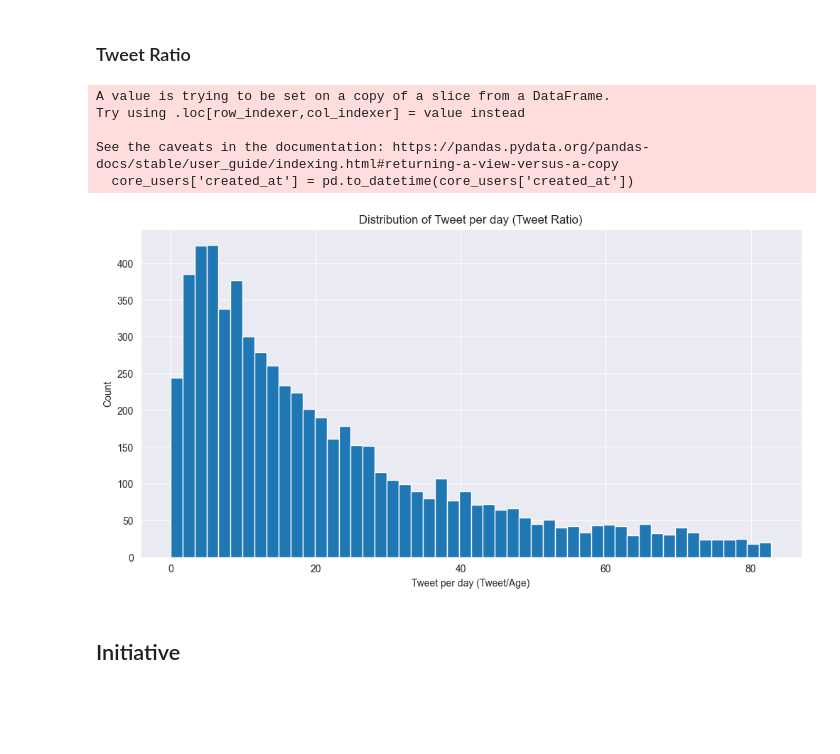
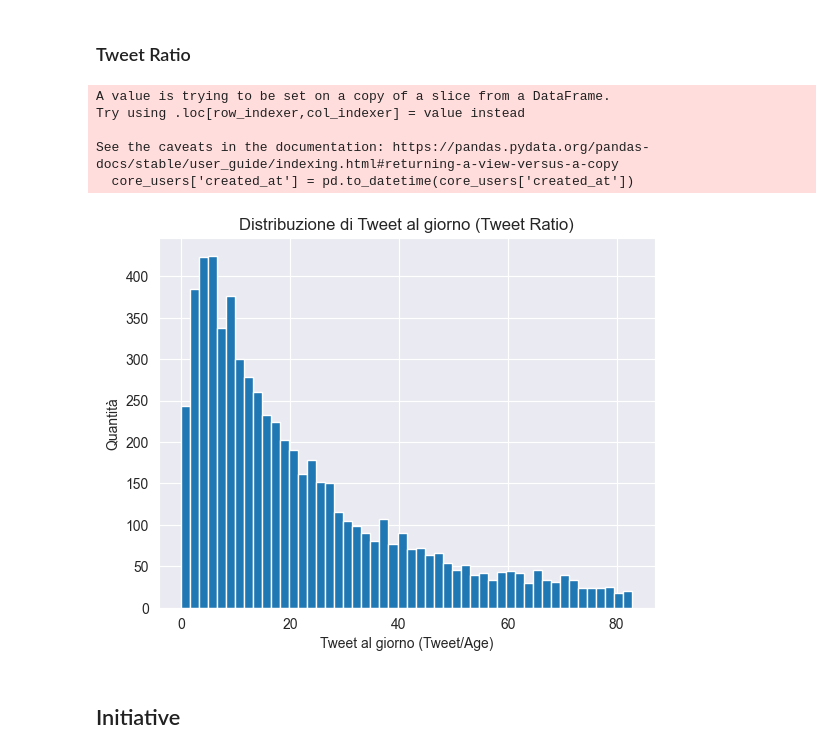
Before and after one commit to davisf20/characterization-of-user-misbehavior-in-online-social-media, a Jupyter notebook: notebooks/parametersTesting.ipynb, the cells around one changed output. Cells and saved outputs as stored; diff of their text form; code cells hidden in the pictures; blank space fills up the shorter version.

```diff
--- a/notebooks/parametersTesting.ipynb
+++ b/notebooks/parametersTesting.ipynb
@@ -278,27 +278,27 @@ core_users_to_cluster['following_ratio'] = core_users_credibility['following_rat
 # %%
 core_users_credibility = core_users.copy()
 
 core_users['created_at'] = pd.to_datetime(core_users['created_at'])
 
 core_users_credibility['tweet_ratio'] = core_users_credibility['nbr_tweets'] / (core_users_to_cluster['account_age'])
 
-plt.figure(figsize=(12, 6))
+# plt.figure(figsize=(12, 6))
 
 plt.hist(core_users_credibility['tweet_ratio'].replace([np.inf, -np.inf], np.nan).dropna(), bins=50, range=(0, core_users_credibility['tweet_ratio'].quantile(0.90)))
-plt.xlabel('Tweet per day (Tweet/Age)')
-plt.ylabel('Count')
-plt.title('Distribution of Tweet per day (Tweet Ratio)')
+plt.xlabel('Tweet al giorno (Tweet/Age)')
+plt.ylabel('Quantità')
+plt.title('Distribuzione di Tweet al giorno (Tweet Ratio)')
 plt.show()
 
 
 core_users_to_cluster['tweet_ratio'] = core_users_credibility['tweet_ratio']
 # %% [output]
 A value is trying to be set on a copy of a slice from a DataFrame.
 Try using .loc[row_indexer,col_indexer] = value instead
 
 See the caveats in the documentation: https://pandas.pydata.org/pandas-docs/stable/user_guide/indexing.html#returning-a-view-versus-a-copy
   core_users['created_at'] = pd.to_datetime(core_users['created_at'])
-[figure, old version]
+[figure, new version]
 # %% [markdown]
 ## Initiative
 # %% [markdown]
```
Also changed, not shown: parts of 8 cells of this notebook.
